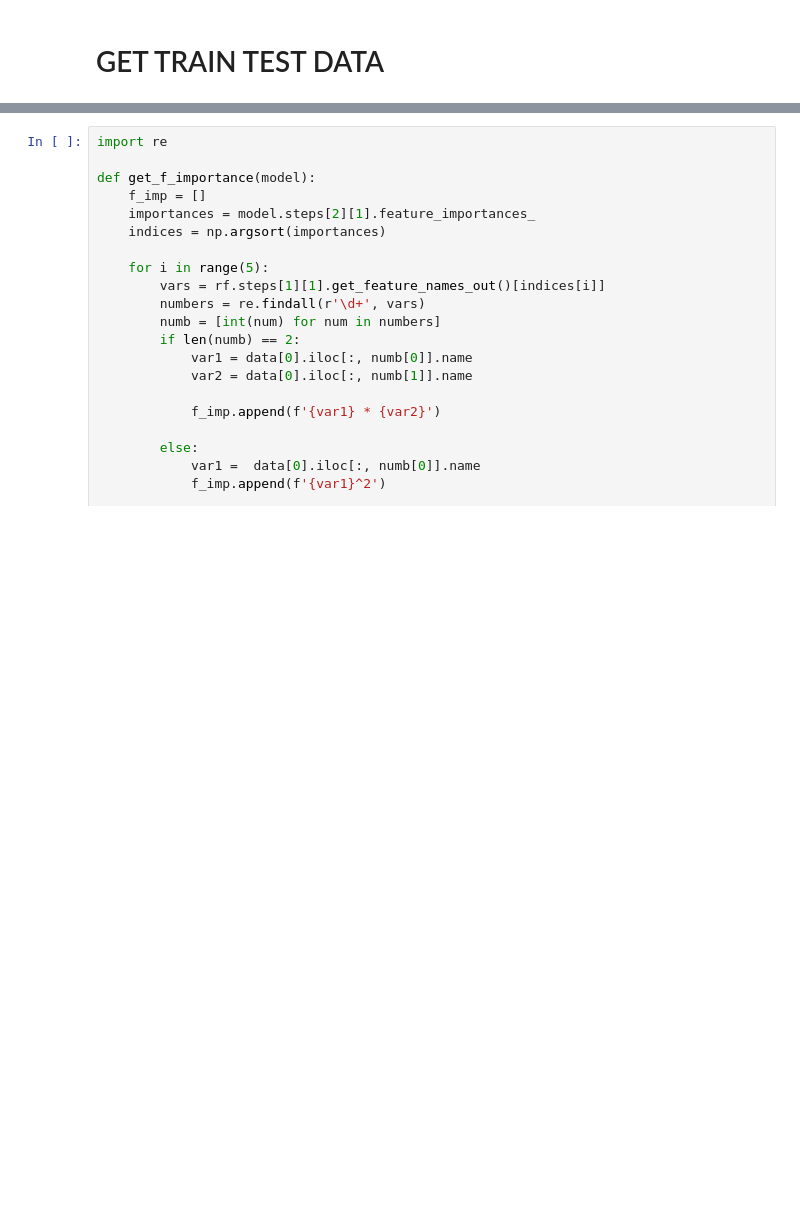
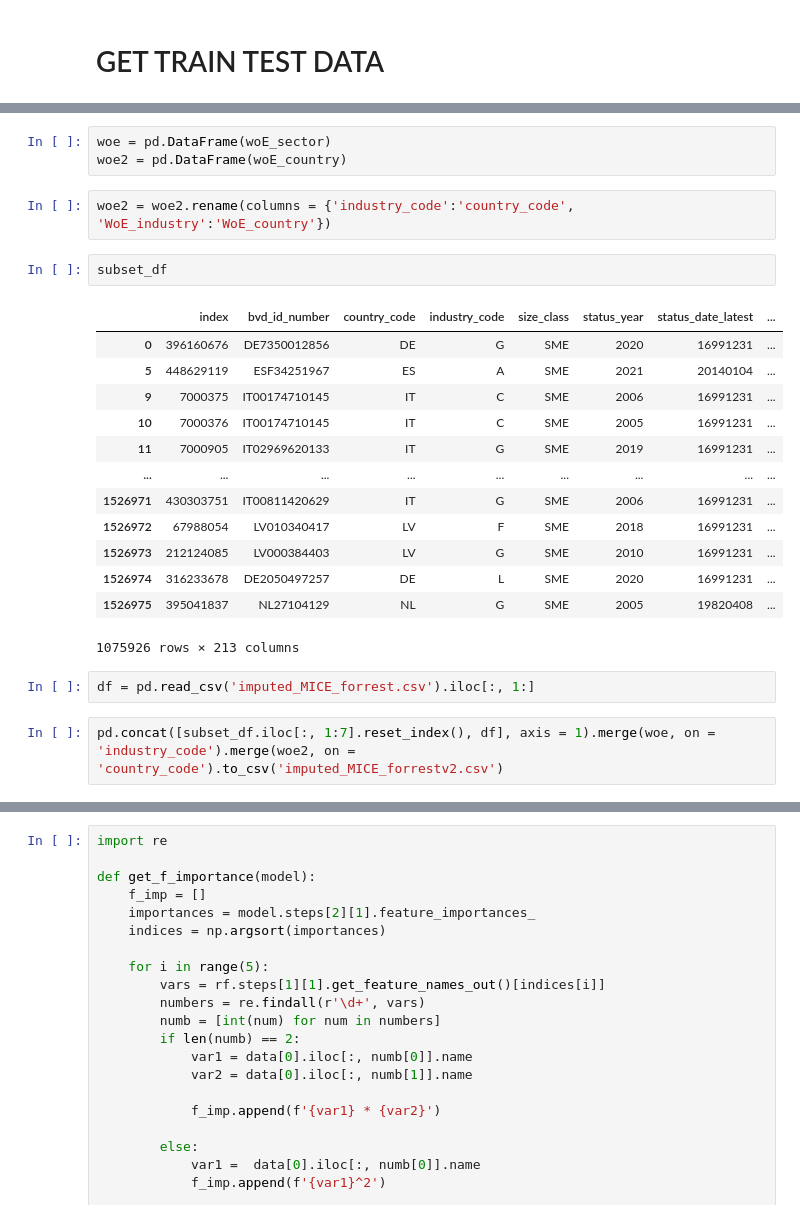
Before and after one commit to jakublaza/FCS-Zanders, a Jupyter notebook: FCS_code2.ipynb, the cells around one changed output, grey strips where cells are left out. Cells and saved outputs as stored; diff of their text form; blank space fills up the shorter version.

```diff
--- a/FCS_code2.ipynb
+++ b/FCS_code2.ipynb
@@ -108 +131,26 @@ woE_result = calculate_woe(df, feature, target)
 # print(woE_result)
+# %%
+woe = pd.DataFrame(woE_sector)
+woe2 = pd.DataFrame(woE_country)
+# %%
+woe2 = woe2.rename(columns = {'industry_code':'country_code', 'WoE_industry':'WoE_country'})
+# %%
+subset_df
+# %% [output]
+|  | index | bvd_id_number | country_code | industry_code | size_class | status_year | status_date_latest | ... |
+| 0 | 396160676 | DE7350012856 | DE | G | SME | 2020 | 16991231 | ... |
+| 5 | 448629119 | ESF34251967 | ES | A | SME | 2021 | 20140104 | ... |
+| 9 | 7000375 | IT00174710145 | IT | C | SME | 2006 | 16991231 | ... |
+| 10 | 7000376 | IT00174710145 | IT | C | SME | 2005 | 16991231 | ... |
+| 11 | 7000905 | IT02969620133 | IT | G | SME | 2019 | 16991231 | ... |
+| ... | ... | ... | ... | ... | ... | ... | ... | ... |
+| 1526971 | 430303751 | IT00811420629 | IT | G | SME | 2006 | 16991231 | ... |
+| 1526972 | 67988054 | LV010340417 | LV | F | SME | 2018 | 16991231 | ... |
+| 1526973 | 212124085 | LV000384403 | LV | G | SME | 2010 | 16991231 | ... |
+| 1526974 | 316233678 | DE2050497257 | DE | L | SME | 2020 | 16991231 | ... |
+| 1526975 | 395041837 | NL27104129 | NL | G | SME | 2005 | 19820408 | ... |
+1075926 rows × 213 columns
+# %%
+df = pd.read_csv('imputed_MICE_forrest.csv').iloc[:, 1:]
+# %%
+pd.concat([subset_df.iloc[:, 1:7].reset_index(), df], axis = 1).merge(woe, on = 'industry_code').merge(woe2, on = 'country_code').to_csv('imputed_MICE_forrestv2.csv')
```
Also changed, not shown: parts of 63 cells of this notebook, 4 other files.
